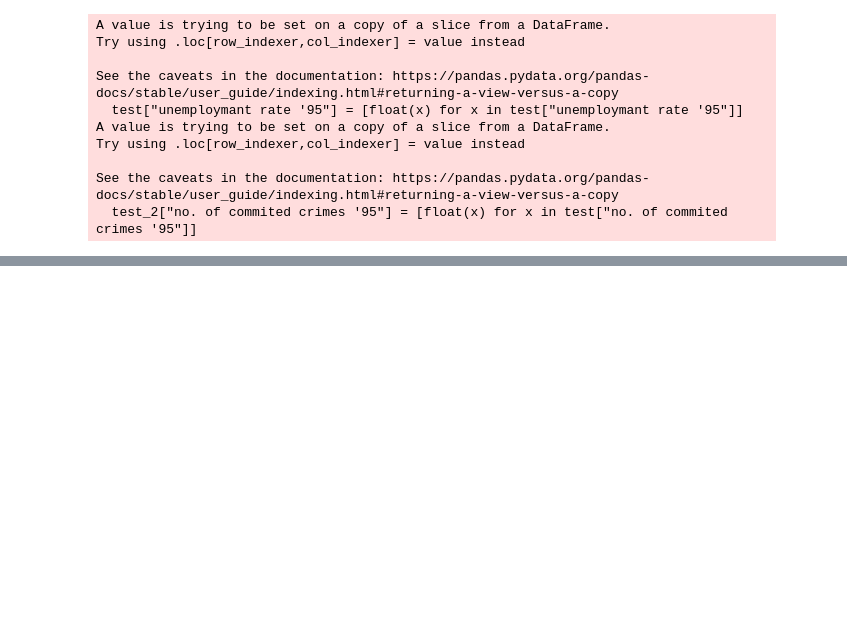
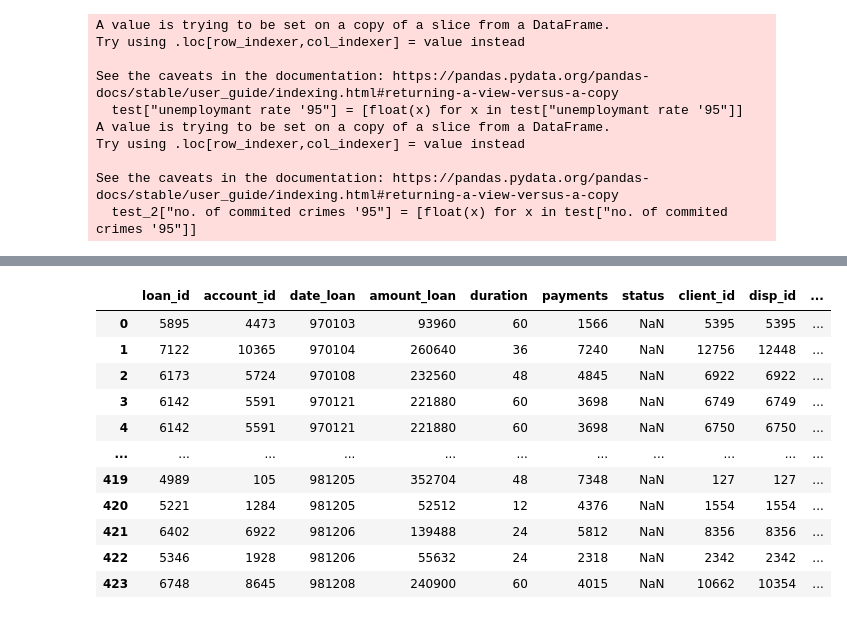
Before and after one commit to diogohalmeida/FEUP-AC-PROJ, a Jupyter notebook: Proj.ipynb, the cells around one changed output, grey strips where cells are left out. Cells and saved outputs as stored; diff of their text form; code cells hidden in the pictures; blank space fills up the shorter version.

Commit message:
Transactions statistics grouped by transaction id

```diff
--- a/Proj.ipynb
+++ b/Proj.ipynb
@@ -217,20 +241,82 @@ transaction_test["type_trans"] = [i if i != "withdrawal in cash" else "withdrawa
 transaction_test["k_symbol"] = ["" if type(i) != str or i == " " else i for i in transaction_test["k_symbol"]]
 transaction_test["operation"] = ["" if type(i) == float else i for i in transaction_test["operation"]]
 
-account_loan_trans = pd.merge(people_account_data, transaction, on="account_id")
+
+
+"""account_loan_trans = pd.merge(people_account_data, transaction, on="account_id")
 account_loan_trans_test = pd.merge(people_account_data_test, transaction_test, on="account_id")
 
 loan = pd.read_csv("dataset/loan_train.csv", sep=";")
 loan_test = pd.read_csv("dataset/loan_test.csv", sep=";")
 
-account_loan_data = pd.merge(account_loan_trans, loan, on="account_id", how="outer")
-account_loan_data_test = pd.merge(account_loan_trans_test, loan_test, on="account_id", how="outer")
+
+"""
 
 
+def get_transactions_info(transaction):
+
+    grouped = transaction.groupby(["account_id"])
+    #print(grouped["type_trans"].get_group(1).value_counts().to_dict()["credit"])
+    n_credits = []
+    n_withdrawals = []
+    total_transfer_amount = []
+    min_amounts = []
+    max_amounts = []
+    cov_transfers = []
+    mean_transfers = []
+    std_transfers = []
+    std_balance = []
+    min_balance = []
+    max_balance = []
+    mean_balance = []
+
+    for key in grouped.groups.keys():
+        dict_group = grouped["type_trans"].get_group(key).value_counts().to_dict()
+        if "withdrawal" not in dict_group.keys():
+            dict_group["withdrawal"] = 0
+        n_credits.append(dict_group["credit"])
+        n_withdrawals.append(dict_group["withdrawal"])
+
+        total_transfer_amount.append(grouped["amount_trans"].get_group(key).sum())
+        min_amounts.append(grouped["amount_trans"].get_group(key).min())
+        max_amounts.append(grouped["amount_trans"].get_group(key).max())
+        cov_transfers.append(grouped["balance"].get_group(key).cov(grouped["amount_trans"].get_group(key)))
+
+        mean_transfers.append(grouped["amount_trans"].get_group(key).mean())
+        std_transfers.append(grouped["amount_trans"].get_group(key).std())
+
+        min_balance.append(grouped["balance"].get_group(key).min())
+        max_balance.append(grouped["balance"].get_group(key).max())
+        mean_balance.append(grouped["balance"].get_group(key).mean())
+
+    df = pd.DataFrame({"account_id": grouped.groups.keys(), "n_credits": n_credits,
+                      "n_withdrawals": n_withdrawals, "total_transfer_amount": total_transfer_amount,
+                      "min_amount": min_amounts, "max_amount": max_amounts,
+                      "cov_transfers": cov_transfers, "mean_transfers": mean_transfers,
+                      "std_transfers": std_transfers, "min_balance": min_balance,
+                      "max_balance": max_balance, "mean_balance": mean_balance} )
+    return df
+
+#get_transactions_info(transaction)
+#transaction["account_id"].unique()
+
+account_loan_trans = pd.merge(people_account_data, get_transactions_info(transaction), on="account_id")
+account_loan_trans_test = pd.merge(people_account_data_test, get_transactions_info(transaction_test), on="account_id")
+
+loan = pd.read_csv("dataset/loan_train.csv", sep=";")
+loan_test = pd.read_csv("dataset/loan_test.csv", sep=";")
+
+complete_df = pd.merge(loan, account_loan_trans, on="account_id", how="left")
+complete_df_test = pd.merge(loan_test, account_loan_trans_test, on="account_id", how="left")
+complete_df_test
+#complete_df["loan_id"].isnull().sum()
+#account_loan_data_test = pd.merge(account_loan_trans_test, loan_test, on="account_id", how="outer")
+#len(loan["account_id"].unique())
+#account_loan_trans = pd.merge()
 
 #print("     OPERATION")
 #print(transaction["operation"].value_counts())
-#print(transaction["operation"].isnull().sum())
+#print(transaction["operation"].isnull().sum())z
 #print("     K_SYMBOL")
 #print(transaction["k_symbol"].value_counts())
 
@@ -245,30 +331,43 @@ account_loan_data_test = pd.merge(account_loan_trans_test, loan_test, on="accoun
 
 #plt.figure(figsize=(20,6))
 #plt.title("Distribution of transaction's k_symbol", fontdict={'fontsize': 14, 'fontweight': 'bold'})
 #plt.hist(transaction["k_symbol"])
 #plt.savefig("stats/transaction_k_symbol_hist.png")
 
 #plt.figure(figsize=(20,6))
 #plt.title("Distribution of transaction's balance", fontdict={'fontsize': 14, 'fontweight': 'bold'})
 #plt.hist(transaction["balance"])
 #plt.savefig("stats/transaction_balance_hist.png")
 
 #plt.figure(figsize=(10,6))
 #plt.title("Distribution of transaction's amount", fontdict={'fontsize': 14, 'fontweight': 'bold'})
 #plt.hist(transaction["amount"])
 #plt.savefig("stats/transaction_amount_hist.png")
 
 #plt.figure(figsize=(10,6))
 #plt.title("Distribution of loan's payments", fontdict={'fontsize': 14, 'fontweight': 'bold'})
 #plt.hist(loan["payments"])
 #plt.savefig("stats/loan_payments_hist.png")
 
 #plt.figure(figsize=(10,6))
 #plt.title("Distribution of loan's duration", fontdict={'fontsize': 14, 'fontweight': 'bold'})
 #plt.hist(loan["duration"])
 #plt.savefig("stats/loan_duration_hist.png")
 
 #plt.figure(figsize=(10,6))
 #plt.title("Distribution of loan's amount", fontdict={'fontsize': 14, 'fontweight': 'bold'})
 #plt.hist(loan["amount"])
 #plt.savefig("stats/loan_amount_hist.png")
+# %% [output]
+|  | loan_id | account_id | date_loan | amount_loan | duration | payments | status | client_id | disp_id | ... |
+| 0 | 5895 | 4473 | 970103 | 93960 | 60 | 1566 | NaN | 5395 | 5395 | ... |
+| 1 | 7122 | 10365 | 970104 | 260640 | 36 | 7240 | NaN | 12756 | 12448 | ... |
+| 2 | 6173 | 5724 | 970108 | 232560 | 48 | 4845 | NaN | 6922 | 6922 | ... |
+| 3 | 6142 | 5591 | 970121 | 221880 | 60 | 3698 | NaN | 6749 | 6749 | ... |
+| 4 | 6142 | 5591 | 970121 | 221880 | 60 | 3698 | NaN | 6750 | 6750 | ... |
+| ... | ... | ... | ... | ... | ... | ... | ... | ... | ... | ... |
+| 419 | 4989 | 105 | 981205 | 352704 | 48 | 7348 | NaN | 127 | 127 | ... |
+| 420 | 5221 | 1284 | 981205 | 52512 | 12 | 4376 | NaN | 1554 | 1554 | ... |
+| 421 | 6402 | 6922 | 981206 | 139488 | 24 | 5812 | NaN | 8356 | 8356 | ... |
+| 422 | 5346 | 1928 | 981206 | 55632 | 24 | 2318 | NaN | 2342 | 2342 | ... |
+| 423 | 6748 | 8645 | 981208 | 240900 | 60 | 4015 | NaN | 10662 | 10354 | ... |
```
Also changed, not shown: parts of 22 cells of this notebook.
